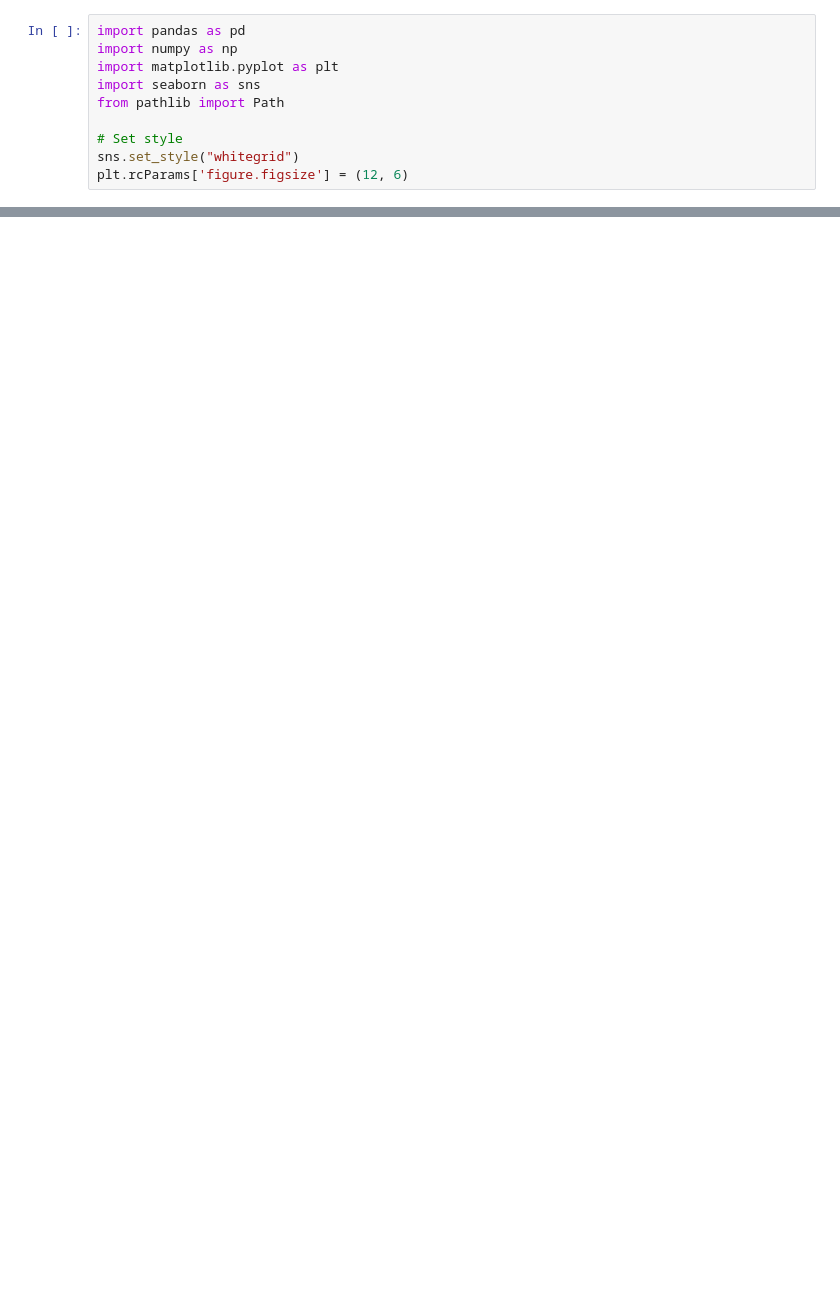
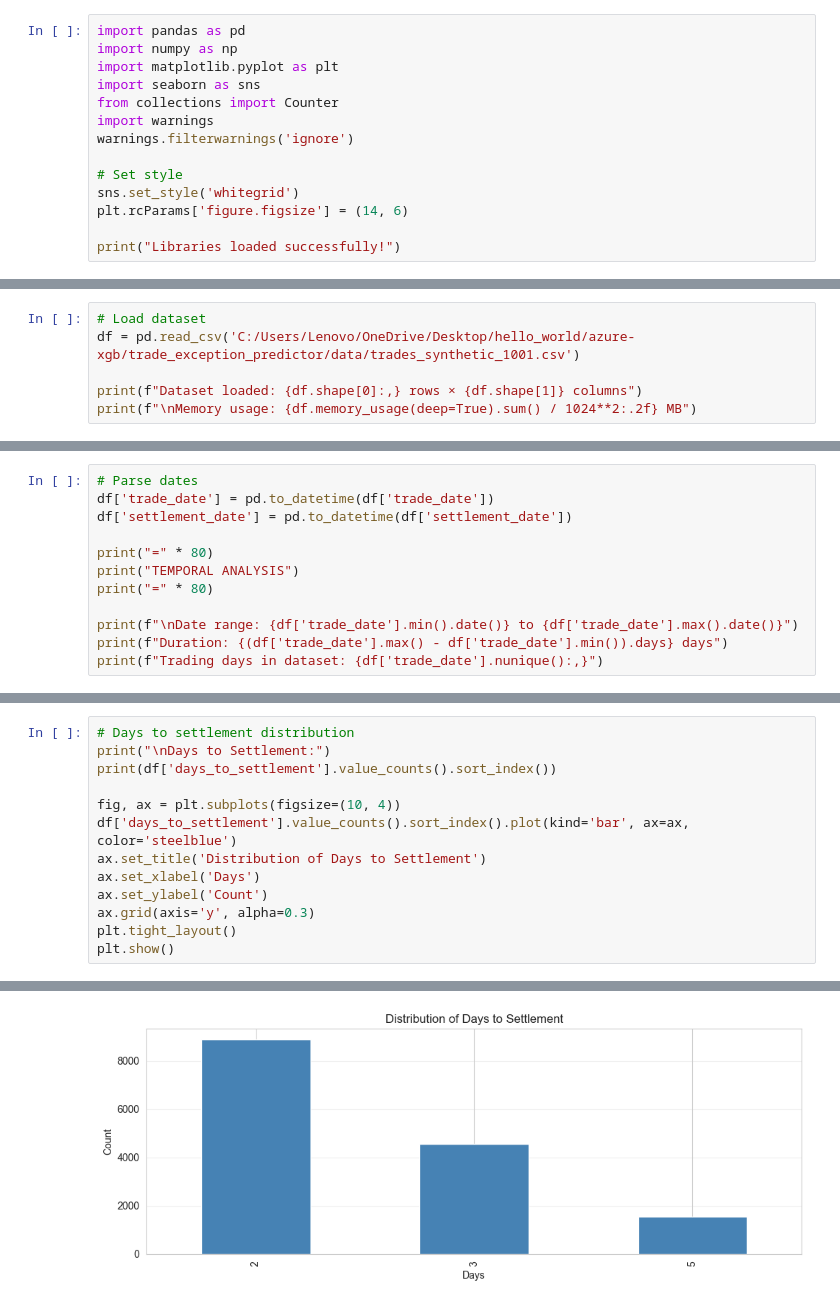
Before and after one commit to Ashi743/trade_exception_predictor, a Jupyter notebook: trade_exception_predictor/notebooks/01_eda.ipynb, the cells around one changed output, grey strips where cells are left out. Cells and saved outputs as stored; diff of their text form; blank space fills up the shorter version.

```diff
--- a/trade_exception_predictor/notebooks/01_eda.ipynb
+++ b/trade_exception_predictor/notebooks/01_eda.ipynb
@@ -7,8 +11,12 @@ import pandas as pd
 import numpy as np
 import matplotlib.pyplot as plt
 import seaborn as sns
-from pathlib import Path
+from collections import Counter
+import warnings
+warnings.filterwarnings('ignore')
 
 # Set style
-sns.set_style("whitegrid")
-plt.rcParams['figure.figsize'] = (12, 6)
+sns.set_style('whitegrid')
+plt.rcParams['figure.figsize'] = (14, 6)
+
+print("Libraries loaded successfully!")
@@ -64,0 +25,6 @@ dtype: int64
+# %%
+# Load dataset
+df = pd.read_csv('C:/Users/Lenovo/OneDrive/Desktop/hello_world/azure-xgb/trade_exception_predictor/data/trades_synthetic_1001.csv')
+
+print(f"Dataset loaded: {df.shape[0]:,} rows × {df.shape[1]} columns")
+print(f"\nMemory usage: {df.memory_usage(deep=True).sum() / 1024**2:.2f} MB")
@@ -141,0 +190,12 @@ is_exception
+# %%
+# Parse dates
+df['trade_date'] = pd.to_datetime(df['trade_date'])
+df['settlement_date'] = pd.to_datetime(df['settlement_date'])
+
+print("=" * 80)
+print("TEMPORAL ANALYSIS")
+print("=" * 80)
+
+print(f"\nDate range: {df['trade_date'].min().date()} to {df['trade_date'].max().date()}")
+print(f"Duration: {(df['trade_date'].max() - df['trade_date'].min()).days} days")
+print(f"Trading days in dataset: {df['trade_date'].nunique():,}")
@@ -141,0 +210,14 @@ is_exception
+# %%
+# Days to settlement distribution
+print("\nDays to Settlement:")
+print(df['days_to_settlement'].value_counts().sort_index())
+
+fig, ax = plt.subplots(figsize=(10, 4))
+df['days_to_settlement'].value_counts().sort_index().plot(kind='bar', ax=ax, color='steelblue')
+ax.set_title('Distribution of Days to Settlement')
+ax.set_xlabel('Days')
+ax.set_ylabel('Count')
+ax.grid(axis='y', alpha=0.3)
+plt.tight_layout()
+plt.show()
+# %% [output]
@@ -141,0 +230 @@ is_exception
+[figure, added]
```
Also changed, not shown: parts of 54 cells of this notebook, 8 other files.
